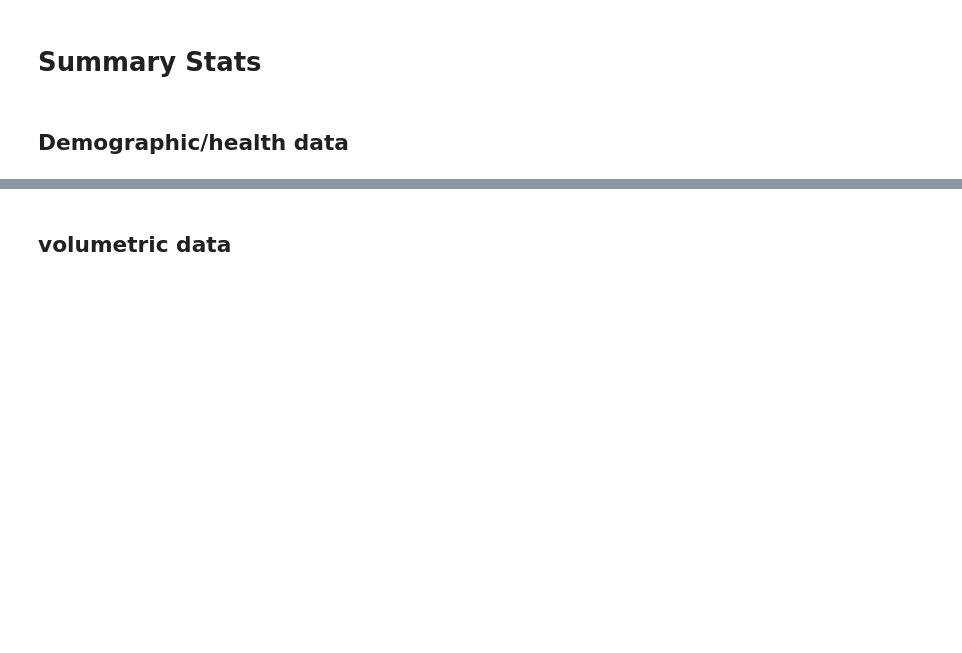
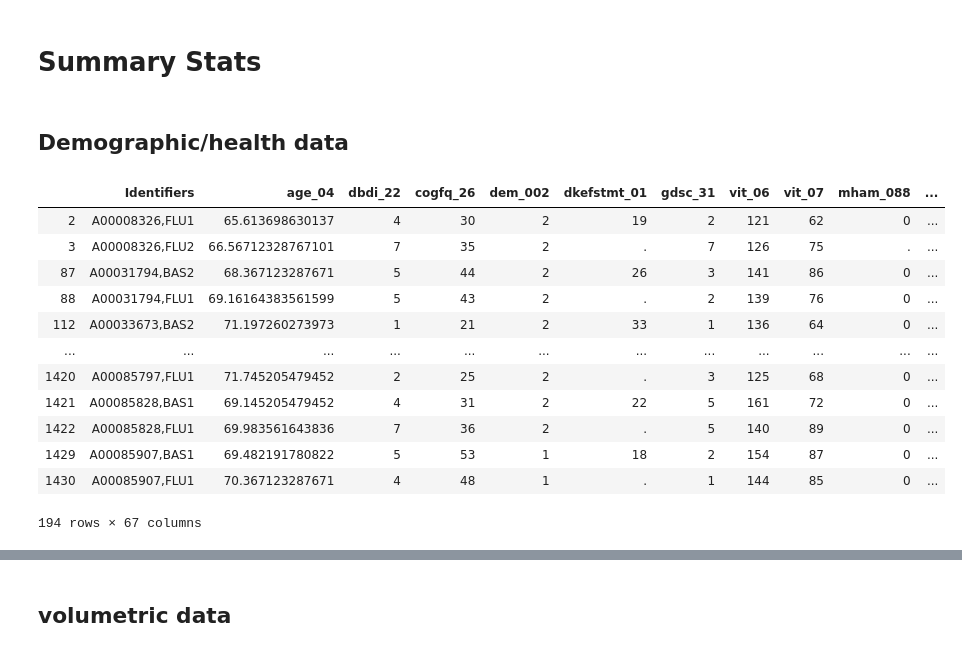
Before and after one commit to tbweng/rocklandsample-summary, a Jupyter notebook: stats.ipynb, the cells around one changed output, grey strips where cells are left out. Saved outputs shown, nothing was run; the diff lists cells and outputs as text; code cells hidden in the pictures; blank space fills up the shorter version.

```diff
--- a/stats.ipynb
+++ b/stats.ipynb
@@ -419,6 +419,22 @@ with open('derivs.pkl', 'wb') as f:
 # Summary Stats
 # %% [markdown]
 ## Demographic/health data
+# %%
+df
+# %% [output]
+|  | Identifiers | age_04 | dbdi_22 | cogfq_26 | dem_002 | dkefstmt_01 | gdsc_31 | vit_06 | vit_07 | mham_088 | ... |
+| 2 | A00008326,FLU1 | 65.613698630137 | 4 | 30 | 2 | 19 | 2 | 121 | 62 | 0 | ... |
+| 3 | A00008326,FLU2 | 66.56712328767101 | 7 | 35 | 2 | . | 7 | 126 | 75 | . | ... |
+| 87 | A00031794,BAS2 | 68.367123287671 | 5 | 44 | 2 | 26 | 3 | 141 | 86 | 0 | ... |
+| 88 | A00031794,FLU1 | 69.16164383561599 | 5 | 43 | 2 | . | 2 | 139 | 76 | 0 | ... |
+| 112 | A00033673,BAS2 | 71.197260273973 | 1 | 21 | 2 | 33 | 1 | 136 | 64 | 0 | ... |
+| ... | ... | ... | ... | ... | ... | ... | ... | ... | ... | ... | ... |
+| 1420 | A00085797,FLU1 | 71.745205479452 | 2 | 25 | 2 | . | 3 | 125 | 68 | 0 | ... |
+| 1421 | A00085828,BAS1 | 69.145205479452 | 4 | 31 | 2 | 22 | 5 | 161 | 72 | 0 | ... |
+| 1422 | A00085828,FLU1 | 69.983561643836 | 7 | 36 | 2 | . | 5 | 140 | 89 | 0 | ... |
+| 1429 | A00085907,BAS1 | 69.482191780822 | 5 | 53 | 1 | 18 | 2 | 154 | 87 | 0 | ... |
+| 1430 | A00085907,FLU1 | 70.367123287671 | 4 | 48 | 1 | . | 1 | 144 | 85 | 0 | ... |
+194 rows × 67 columns
 # %%
 df[(df.age > 25) & df.session.str.startswith('BAS')] \
     .groupby('sex') \
```
Also changed, not shown: parts of 5 cells of this notebook.
